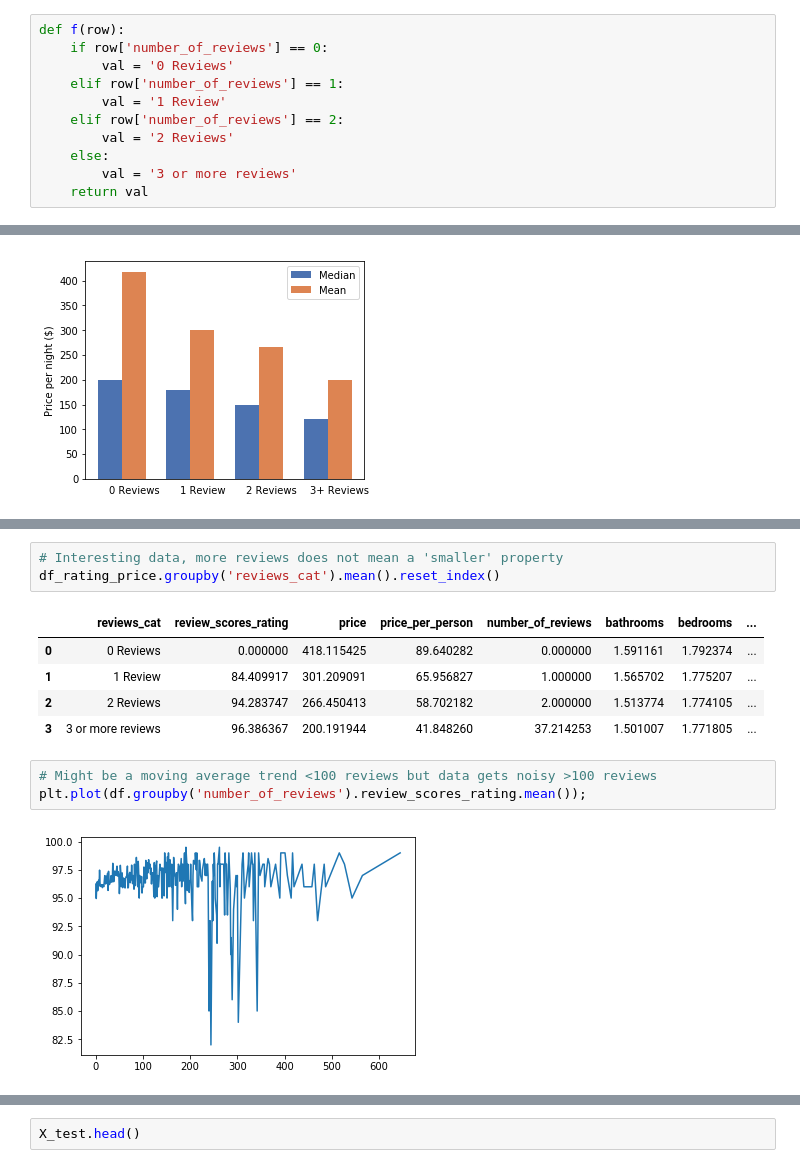
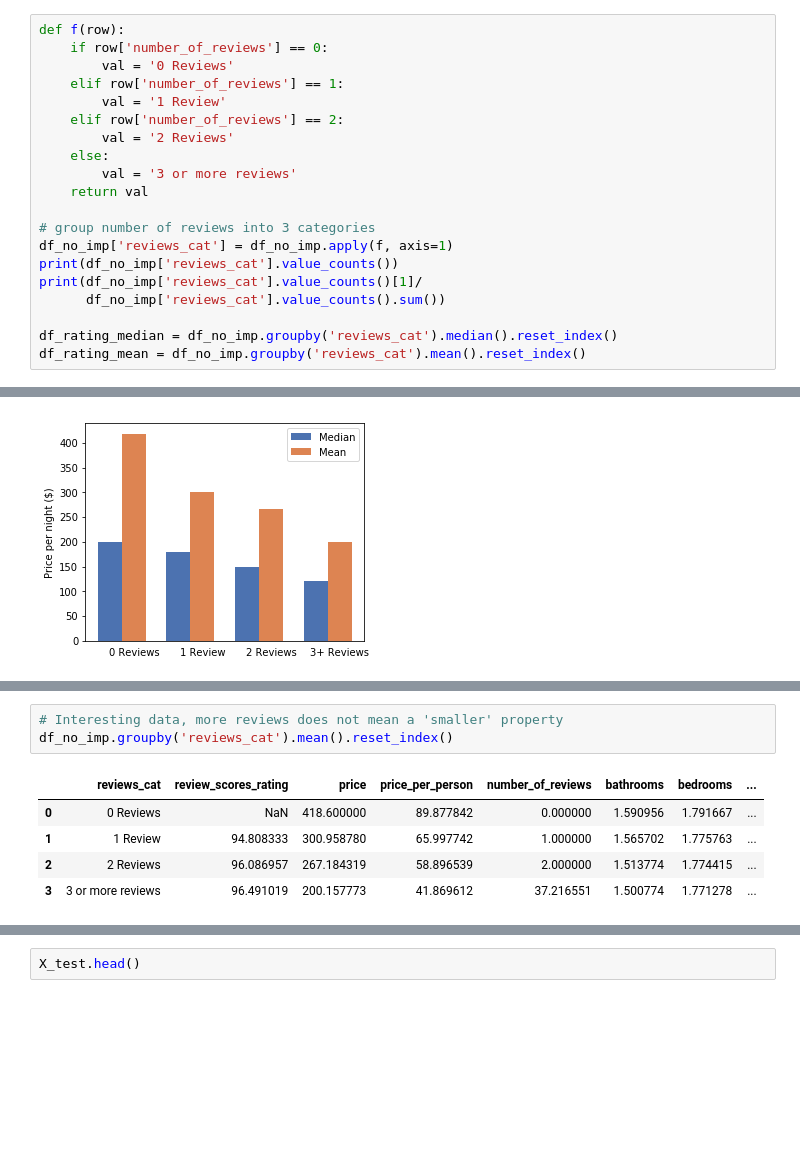
Before and after one commit to daniel-codes/airbnb-austin-tx, a Jupyter notebook: airbnb_austin_tx.ipynb, the cells around one changed output, grey strips where cells are left out. Drawn from its saved outputs; the diff is of its cells as text; blank space fills up the shorter version.

```diff
--- a/airbnb_austin_tx.ipynb
+++ b/airbnb_austin_tx.ipynb
@@ -467,3 +759,12 @@ def f(row):
     else:
         val = '3 or more reviews'
     return val
+
+# group number of reviews into 3 categories
+df_no_imp['reviews_cat'] = df_no_imp.apply(f, axis=1)
+print(df_no_imp['reviews_cat'].value_counts())
+print(df_no_imp['reviews_cat'].value_counts()[1]/
+      df_no_imp['reviews_cat'].value_counts().sum())
+
+df_rating_median = df_no_imp.groupby('reviews_cat').median().reset_index()
+df_rating_mean = df_no_imp.groupby('reviews_cat').mean().reset_index()
@@ -509,14 +803,9 @@ fig.savefig('images/reviews_vs_price.png')
 # %%
 # Interesting data, more reviews does not mean a 'smaller' property
-df_rating_price.groupby('reviews_cat').mean().reset_index()
+df_no_imp.groupby('reviews_cat').mean().reset_index()
 # %% [output]
 |  | reviews_cat | review_scores_rating | price | price_per_person | number_of_reviews | bathrooms | bedrooms | ... |
-| 0 | 0 Reviews | 0.000000 | 418.115425 | 89.640282 | 0.000000 | 1.591161 | 1.792374 | ... |
-| 1 | 1 Review | 84.409917 | 301.209091 | 65.956827 | 1.000000 | 1.565702 | 1.775207 | ... |
-| 2 | 2 Reviews | 94.283747 | 266.450413 | 58.702182 | 2.000000 | 1.513774 | 1.774105 | ... |
-| 3 | 3 or more reviews | 96.386367 | 200.191944 | 41.848260 | 37.214253 | 1.501007 | 1.771805 | ... |
+| 0 | 0 Reviews | NaN | 418.600000 | 89.877842 | 0.000000 | 1.590956 | 1.791667 | ... |
+| 1 | 1 Review | 94.808333 | 300.958780 | 65.997742 | 1.000000 | 1.565702 | 1.775763 | ... |
+| 2 | 2 Reviews | 96.086957 | 267.184319 | 58.896539 | 2.000000 | 1.513774 | 1.774415 | ... |
+| 3 | 3 or more reviews | 96.491019 | 200.157773 | 41.869612 | 37.216551 | 1.500774 | 1.771278 | ... |
-# %%
-# Might be a moving average trend <100 reviews but data gets noisy >100 reviews
-plt.plot(df.groupby('number_of_reviews').review_scores_rating.mean());
-# %% [output]
-[figure, removed]
```
Also changed, not shown: parts of 83 cells of this notebook.
